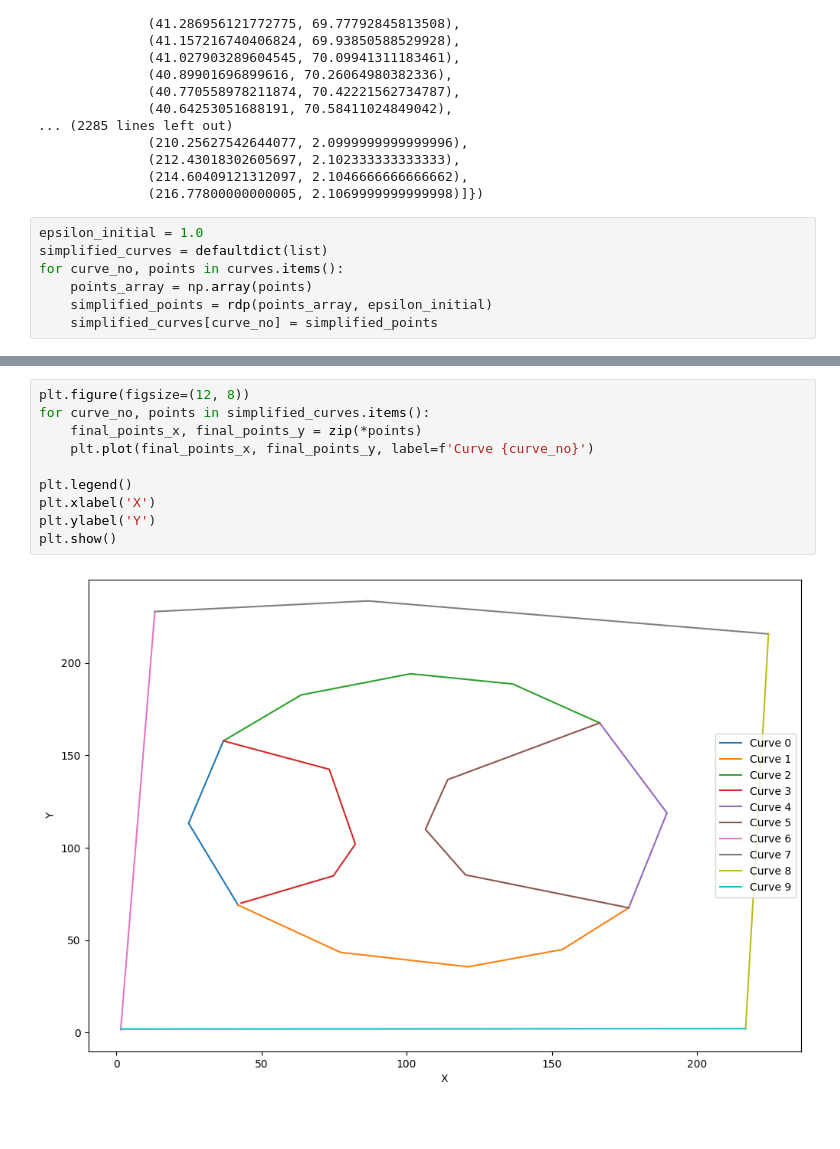
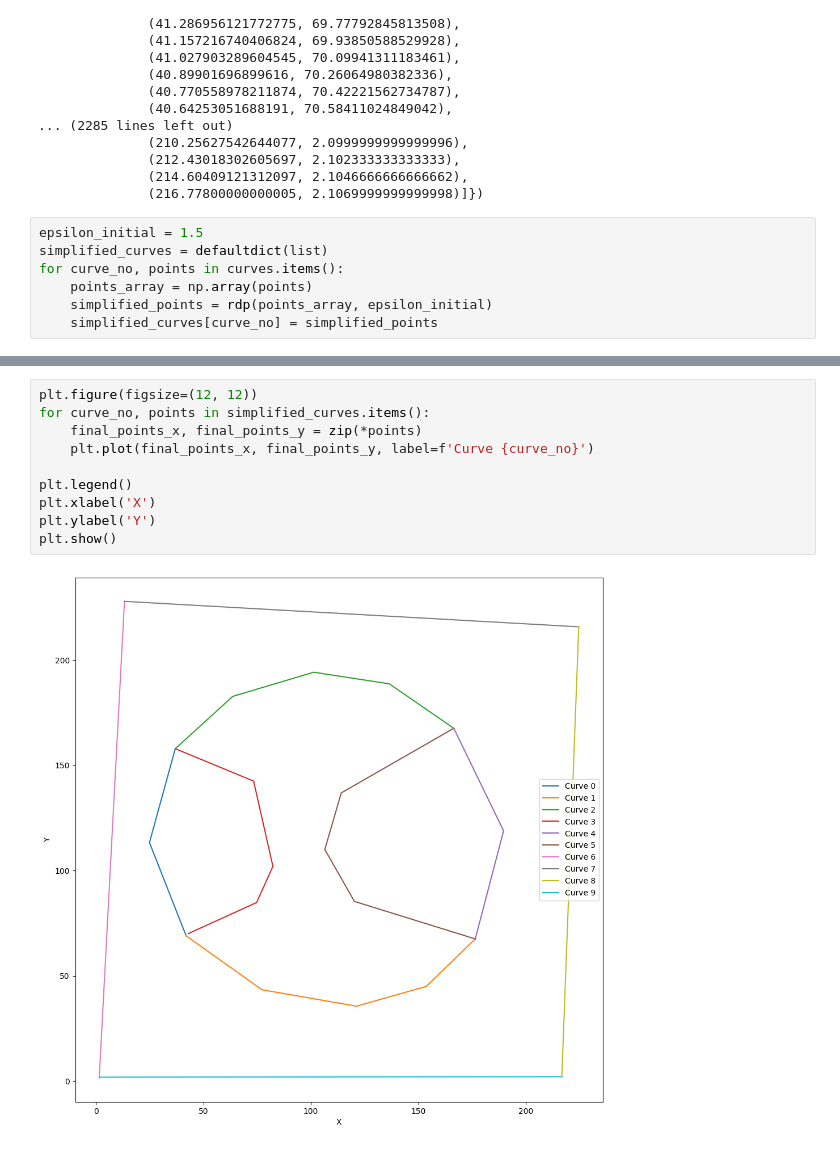
Before and after one commit to shubhamshinde6762/Adobe_Gensolve, a Jupyter notebook: Ramer-Douglas-Peucker.ipynb, the cells around one changed output, grey strips where cells are left out. Drawn from its saved outputs; the diff is of its cells as text; blank space fills up the shorter version.

```diff
--- a/Ramer-Douglas-Peucker.ipynb
+++ b/Ramer-Douglas-Peucker.ipynb
@@ -109,7 +109,7 @@ defaultdict(list,
               (214.60409121312097, 2.1046666666666662),
               (216.77800000000005, 2.1069999999999998)]})
 # %%
-epsilon_initial = 1.0
+epsilon_initial = 1.5
 simplified_curves = defaultdict(list)
 for curve_no, points in curves.items():
     points_array = np.array(points)
@@ -138,15 +138,15 @@ defaultdict(list,
 # %%
-plt.figure(figsize=(12, 8))
+plt.figure(figsize=(12, 12))
 for curve_no, points in simplified_curves.items():
     final_points_x, final_points_y = zip(*points)
     plt.plot(final_points_x, final_points_y, label=f'Curve {curve_no}')
 
 plt.legend()
 plt.xlabel('X')
 plt.ylabel('Y')
 plt.show()
 # %% [output]
-[figure, old version]
+[figure, new version]
 # %%
 from collections import defaultdict
 import math
```
Also changed, not shown: parts of 7 cells of this notebook, 2 other files.
